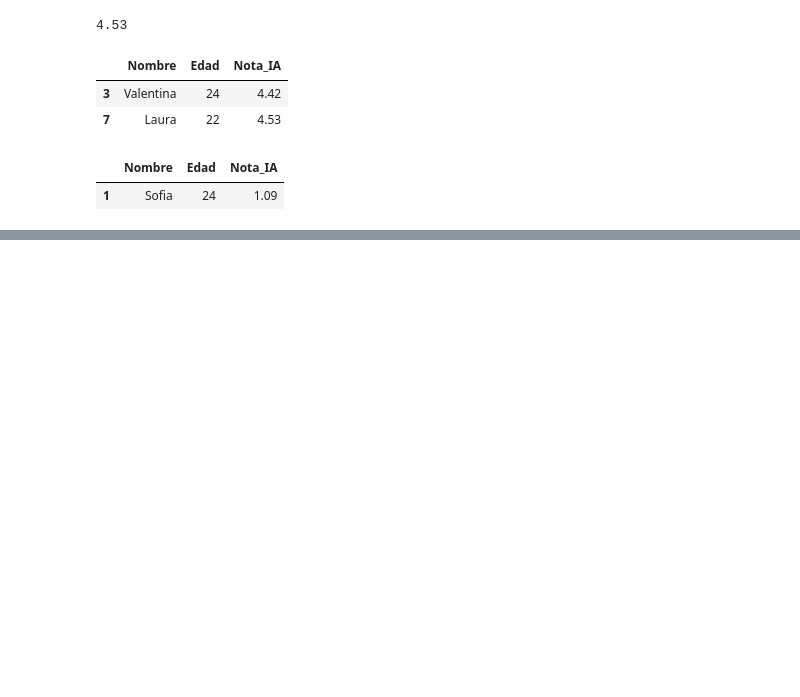
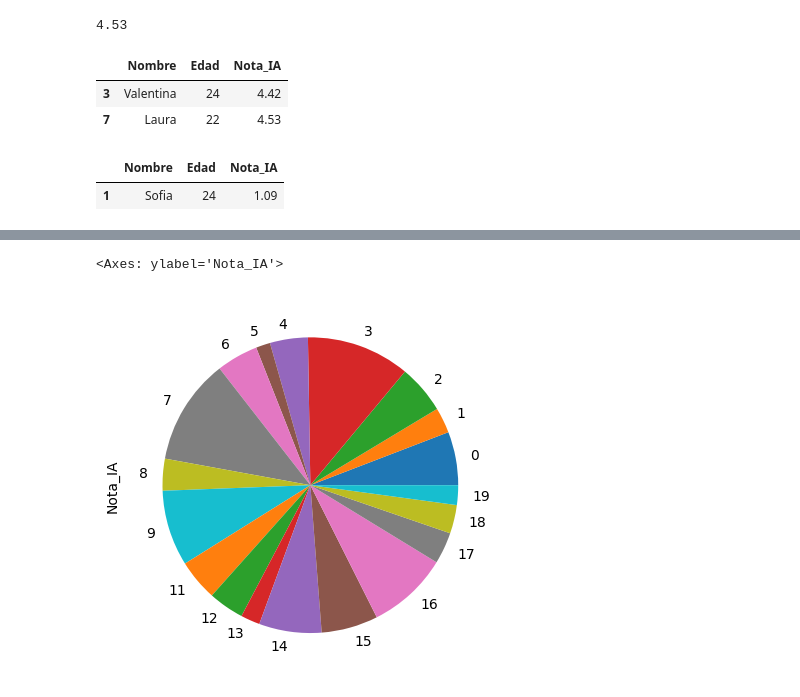
Before and after one commit to MiguelVargaszzz/ClaseInteligenciaArtificial, a Jupyter notebook: EDA_Apuntes_de_Clase.ipynb, the cells around one changed output, grey strips where cells are left out. Cells and saved outputs as stored; diff of their text form; code cells hidden in the pictures; blank space fills up the shorter version.

```diff
--- a/EDA_Apuntes_de_Clase.ipynb
+++ b/EDA_Apuntes_de_Clase.ipynb
@@ -180,0 +188,5 @@ alumnos[alumnos.Nombre=="Sofia"]
+# %%
+alumnos.Nota_IA.plot(kind="pie")
+# %% [output]
+<Axes: ylabel='Nota_IA'>
+[figure, added]
```
Also changed, not shown: parts of 4 cells of this notebook.
